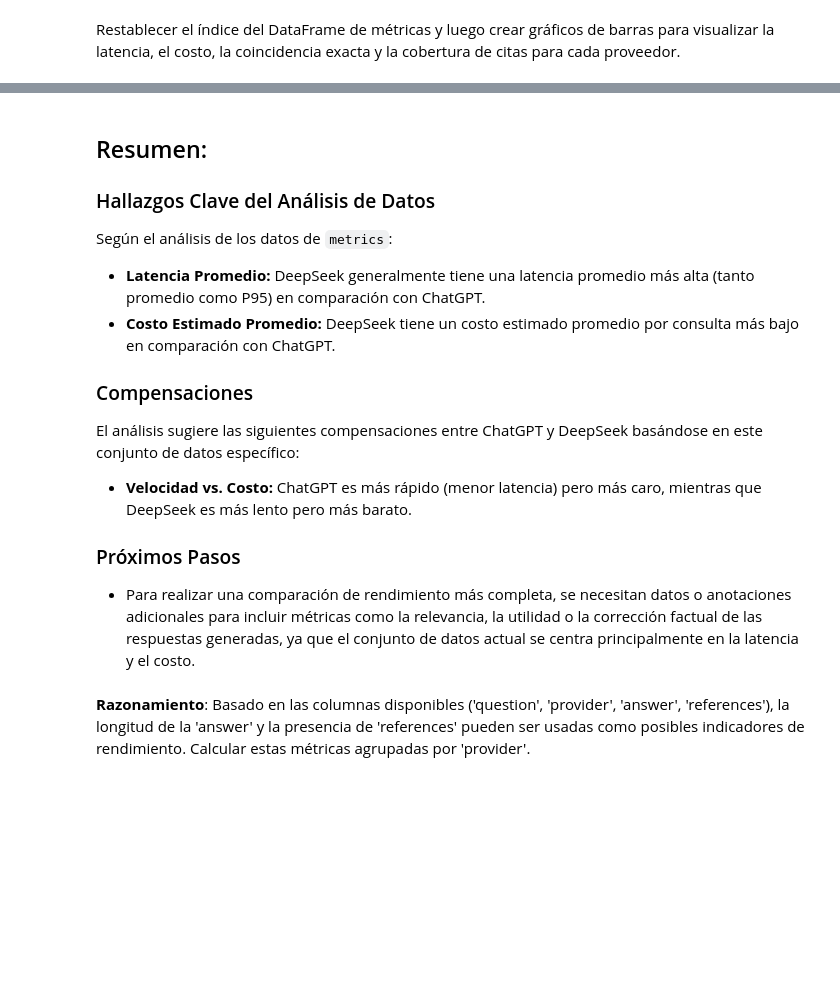
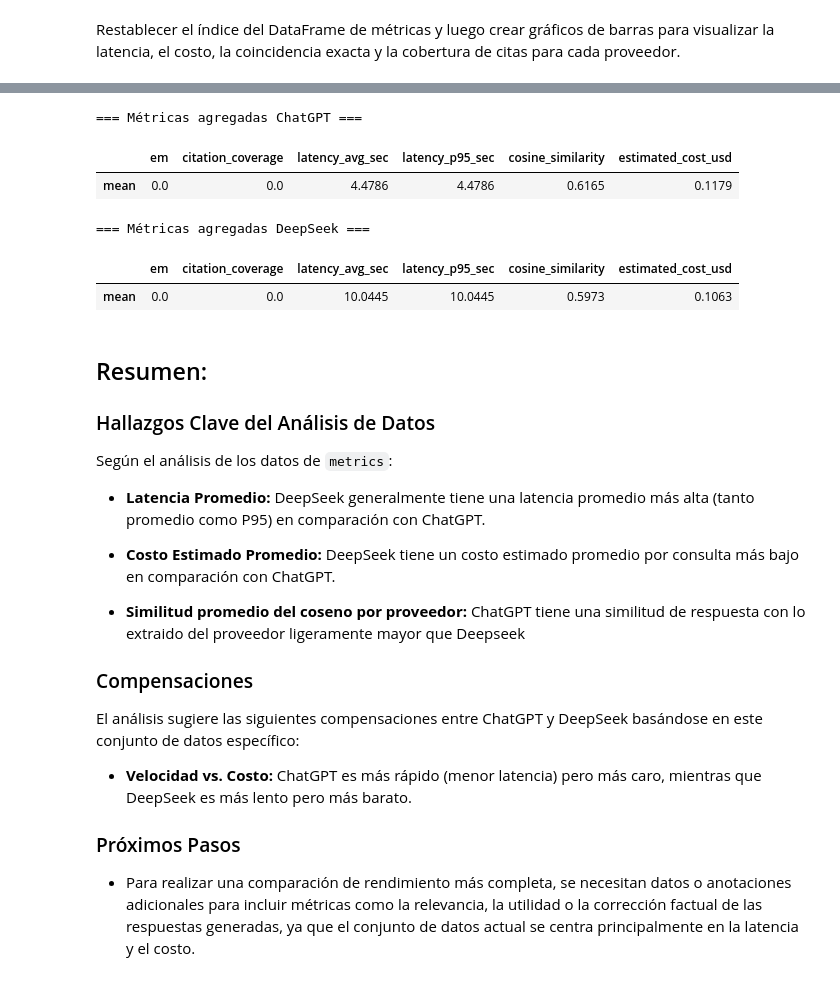
Before and after one commit to Sabiomen/Proyecto1_Espe3, a Jupyter notebook: eval/analisis.ipynb, the cells around one changed output, grey strips where cells are left out. Drawn from its saved outputs; the diff is of its cells as text; code cells hidden in the pictures; blank space fills up the shorter version.

```diff
--- a/eval/analisis.ipynb
+++ b/eval/analisis.ipynb
@@ -96,3 +104,34 @@ plt.show()
+# %%
+metrics_chatgpt = df_chatgpt.agg({
+    'em': 'mean',
+    'citation_coverage': 'mean',
+    'latency_avg_sec': 'mean',
+    'latency_p95_sec': 'mean',
+    'cosine_similarity' : 'mean',
+    'estimated_cost_usd': ['mean']
+}).round(4)
+
+metrics_deepseek = df_deepseek.agg({
+    'em': 'mean',
+    'citation_coverage': 'mean',
+    'latency_avg_sec': 'mean',
+    'latency_p95_sec': 'mean',
+    'cosine_similarity' : 'mean',
+    'estimated_cost_usd': ['mean']
+}).round(4)
+
+print("=== Métricas agregadas ChatGPT ===")
+display(metrics_chatgpt)
+
+print("\n=== Métricas agregadas DeepSeek ===")
+display(metrics_deepseek)
+# %% [output]
+=== Métricas agregadas ChatGPT ===
+|  | em | citation_coverage | latency_avg_sec | latency_p95_sec | cosine_similarity | estimated_cost_usd |
+| mean | 0.0 | 0.0 | 4.4786 | 4.4786 | 0.6165 | 0.1179 |
+=== Métricas agregadas DeepSeek ===
+|  | em | citation_coverage | latency_avg_sec | latency_p95_sec | cosine_similarity | estimated_cost_usd |
+| mean | 0.0 | 0.0 | 10.0445 | 10.0445 | 0.5973 | 0.1063 |
 # %% [markdown]
 ## Resumen:
 
@@ -103,6 +142,9 @@ Según el análisis de los datos de `metrics`:
 * **Latencia Promedio:** DeepSeek generalmente tiene una latencia promedio más alta (tanto promedio como P95) en comparación con ChatGPT.
 * **Costo Estimado Promedio:** DeepSeek tiene un costo estimado promedio por consulta más bajo en comparación con ChatGPT.
 
+* **Similitud promedio del coseno por proveedor:** ChatGPT tiene una similitud de respuesta con lo extraido del proveedor ligeramente mayor que Deepseek
+
+
 ### Compensaciones
 
 El análisis sugiere las siguientes compensaciones entre ChatGPT y DeepSeek basándose en este conjunto de datos específico:
@@ -112,6 +154,3 @@ El análisis sugiere las siguientes compensaciones entre ChatGPT y DeepSeek bas
 ### Próximos Pasos
 
 * Para realizar una comparación de rendimiento más completa, se necesitan datos o anotaciones adicionales para incluir métricas como la relevancia, la utilidad o la corrección factual de las respuestas generadas, ya que el conjunto de datos actual se centra principalmente en la latencia y el costo.
-# %% [markdown]
-**Razonamiento**:
-Basado en las columnas disponibles ('question', 'provider', 'answer', 'references'), la longitud de la 'answer' y la presencia de 'references' pueden ser usadas como posibles indicadores de rendimiento. Calcular estas métricas agrupadas por 'provider'.
```
Also changed, not shown: parts of 5 cells of this notebook, 6 other files.
